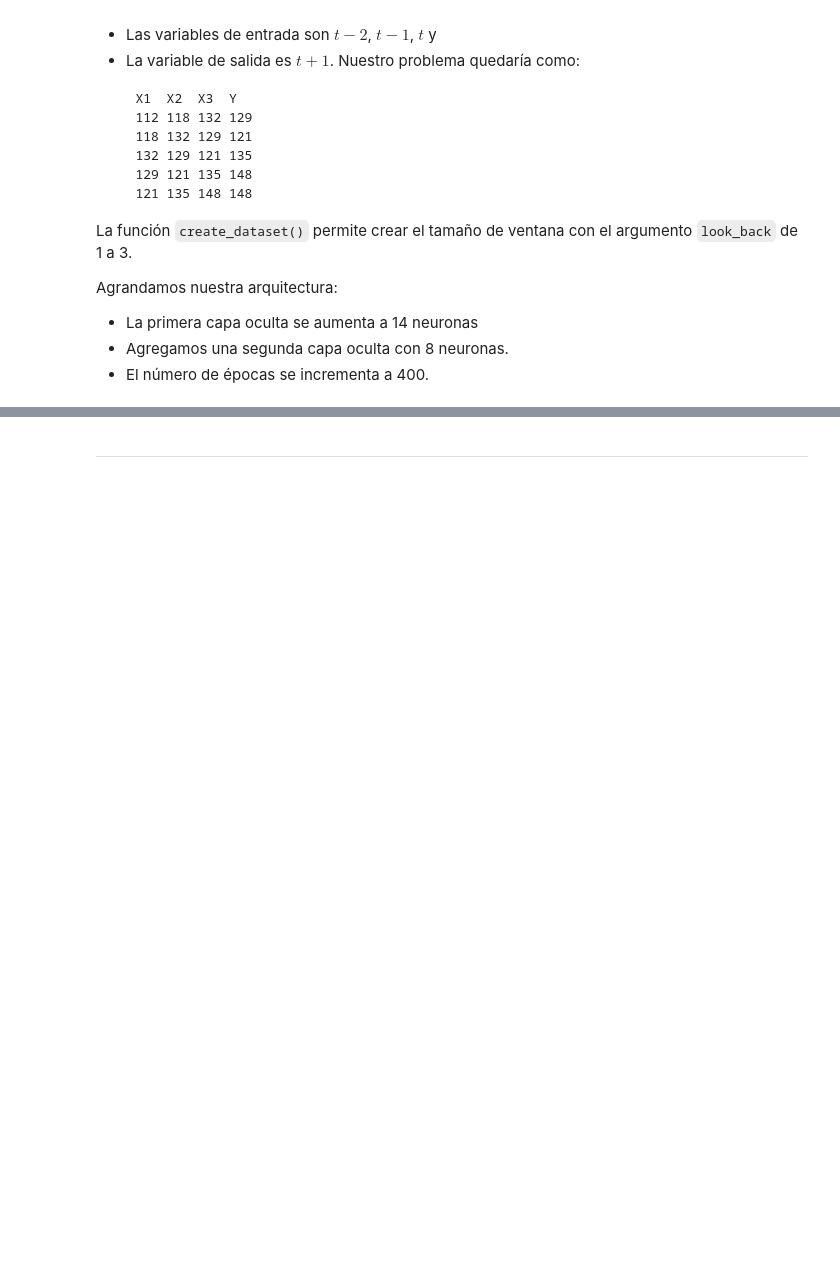
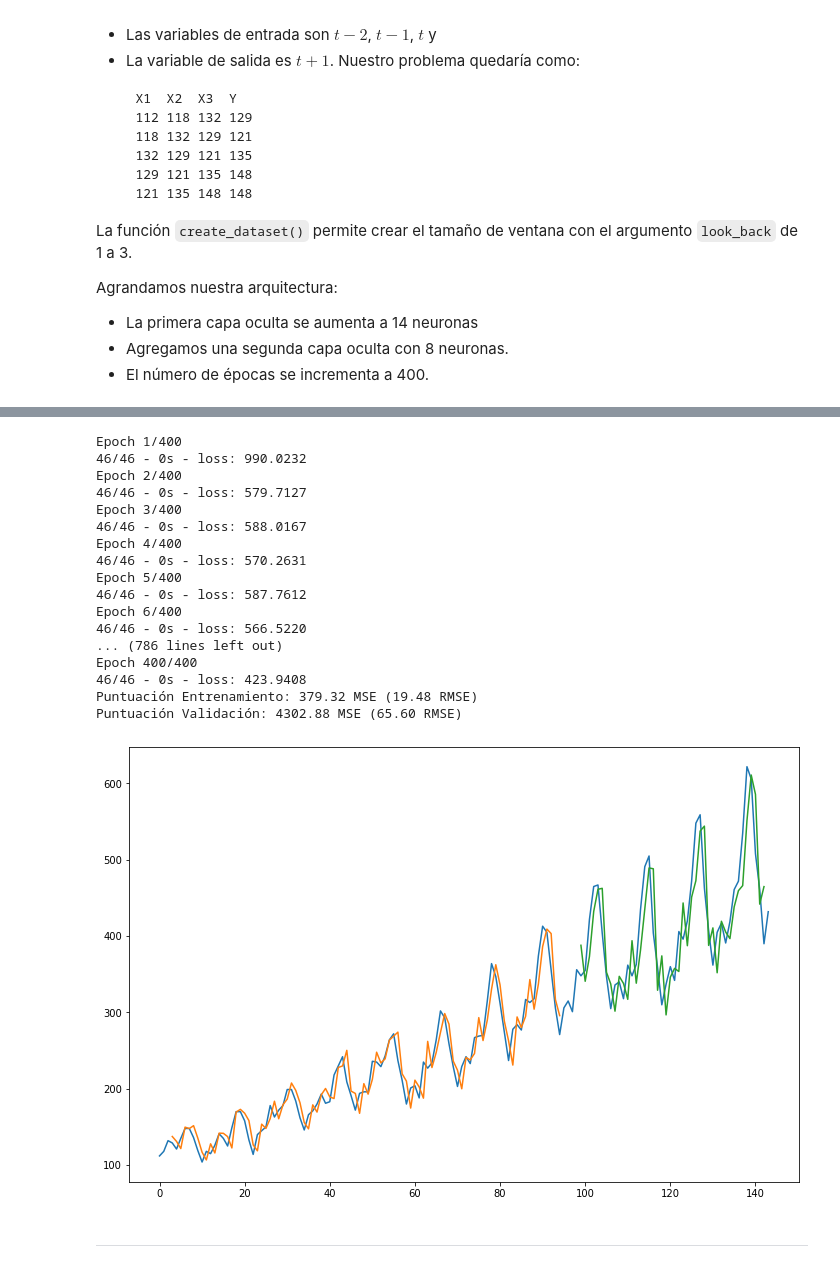
Before and after one commit to FMunyoz/colab, a Jupyter notebook: 2. Series de Tiempo con MLP.ipynb, the cells around one changed output, grey strips where cells are left out. Saved outputs shown, nothing was run; the diff lists cells and outputs as text; code cells hidden in the pictures; blank space fills up the shorter version.

```diff
--- a/2. Series de Tiempo con MLP.ipynb
+++ b/2. Series de Tiempo con MLP.ipynb
@@ -325,3 +270,63 @@ Test Score: 2137.52 MSE (46.23 RMSE)
+# %%
+
+# reshape dataset
+look_back = 3
+trainX, trainY = create_dataset(train, look_back)
+testX, testY = create_dataset(test, look_back)
+
+# create and fit Multilayer Perceptron model
+model = Sequential()
+model.add(Dense(12, input_dim=look_back, activation='relu'))
+model.add(Dense(8, activation='relu'))
+model.add(Dense(1))
+model.compile(loss='mean_squared_error', optimizer='adam')
+model.fit(trainX, trainY, epochs=400, batch_size = 2, verbose=2)
+
+# Estimate model performance
+trainScore = model.evaluate(trainX, trainY, verbose=0)
+print('Puntuación Entrenamiento: %.2f MSE (%.2f RMSE)' % (trainScore, math.sqrt(trainScore)))
+testScore = model.evaluate(testX, testX, verbose=0)
+print('Puntuación Validación: %.2f MSE (%.2f RMSE)'% (testScore, math.sqrt(testScore)))
+
+# generate predictions for training
+trainPredict = model.predict(trainX)
+testPredict = model.predict(testX)
+
+# shift train predictions for plotting
+trainPredictPlot = np.empty_like(dataset)
+trainPredictPlot[:, :] = np.nan
+trainPredictPlot[look_back: len(trainPredict)+look_back, :] =trainPredict
+
+# shift test predictions for plotting
+testPredictPlot = np.empty_like(dataset)
+testPredictPlot[:, :] = np.nan
+testPredictPlot[len(trainPredict) +(look_back*2) + 1 : len(dataset)-1, :] =testPredict
+
+# plot baseline and predictions
+plt.figure(figsize=(12, 8))
+plt.plot(dataset)
+plt.plot(trainPredictPlot)
+plt.plot(testPredictPlot)
+plt.show()
+# %% [output]
+Epoch 1/400
+46/46 - 0s - loss: 990.0232
+Epoch 2/400
+46/46 - 0s - loss: 579.7127
+Epoch 3/400
+46/46 - 0s - loss: 588.0167
+Epoch 4/400
+46/46 - 0s - loss: 570.2631
+Epoch 5/400
+46/46 - 0s - loss: 587.7612
+Epoch 6/400
+46/46 - 0s - loss: 566.5220
+... (786 lines left out)
+Epoch 400/400
+46/46 - 0s - loss: 423.9408
+Puntuación Entrenamiento: 379.32 MSE (19.48 RMSE)
+Puntuación Validación: 4302.88 MSE (65.60 RMSE)
+[figure, added]
 # %% [markdown]
 <div style="text-align: right"> <font size=5> <a href="#indice"><i class="fa fa-arrow-circle-up" aria-hidden="true" style="color:#004D7F"></i></a></font></div>
 
```
Also changed, not shown: parts of 1 cell of this notebook.
